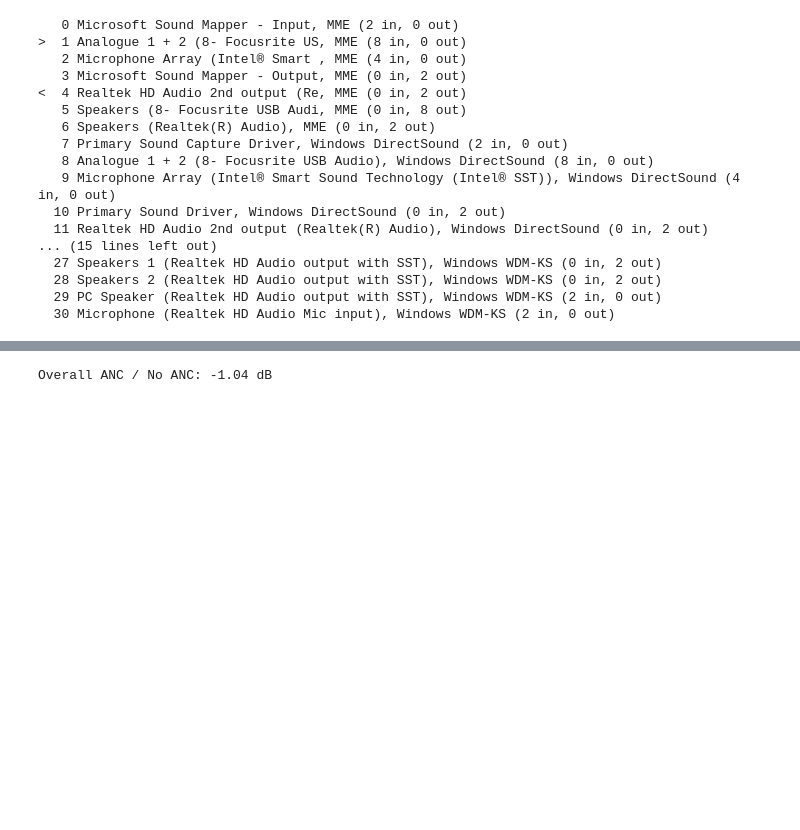
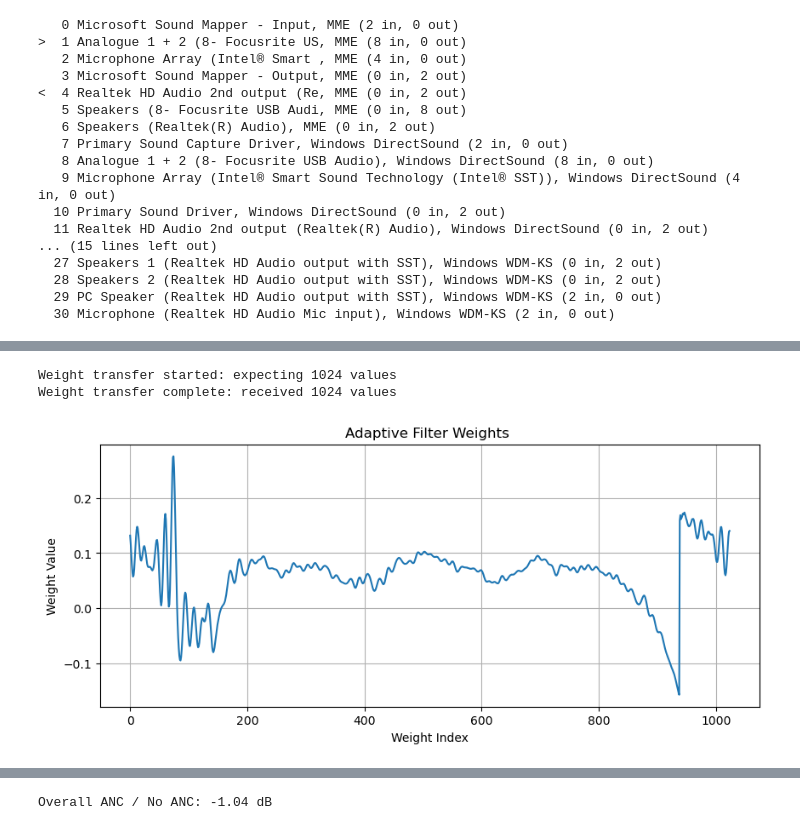
Before and after one commit to bowerirn/Reverb-Control, a Jupyter notebook: experiments/sharc_grid_search.ipynb, the cells around one changed output, grey strips where cells are left out. Drawn from its saved outputs; the diff is of its cells as text; code cells hidden in the pictures; blank space fills up the shorter version.

```diff
--- a/experiments/sharc_grid_search.ipynb
+++ b/experiments/sharc_grid_search.ipynb
@@ -42,0 +86,7 @@ Using input:  USB2.0-MIDI 1
+# %%
+sharc.get_weights()
+sharc.plot_weights()
+# %% [output]
+Weight transfer started: expecting 1024 values
+Weight transfer complete: received 1024 values
+[figure, added]
```
Also changed, not shown: parts of 90 cells of this notebook, 53 other files.
